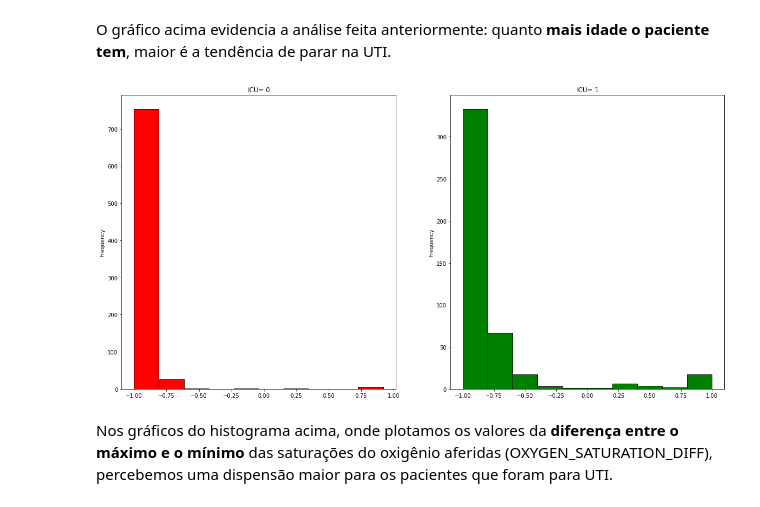
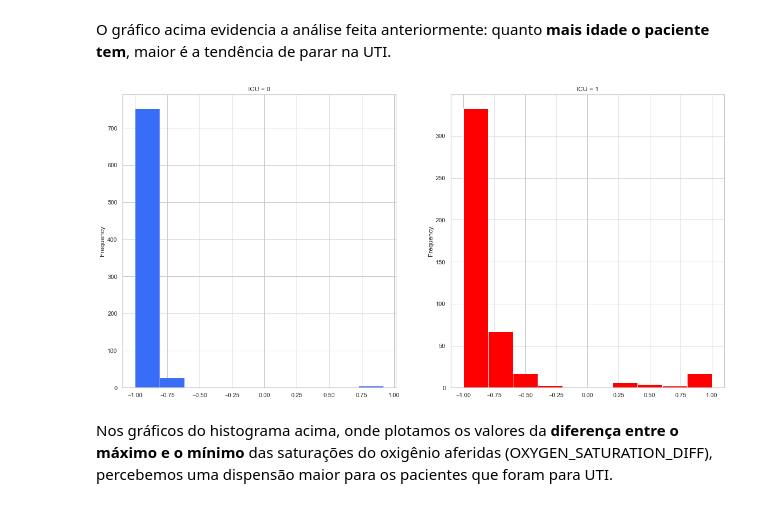
Before and after one commit to diogoslz/Bootcamp-Alura-Modulo-Projeto-final, a Jupyter notebook: Notebooks/Previsao_Covid_UTI_Projeto_final_2.ipynb, the cells around one changed output. Drawn from its saved outputs; the diff is of its cells as text; code cells hidden in the pictures.

```diff
--- a/Notebooks/Previsao_Covid_UTI_Projeto_final_2.ipynb
+++ b/Notebooks/Previsao_Covid_UTI_Projeto_final_2.ipynb
@@ -47,8 +47,9 @@ import warnings
 
 warnings.filterwarnings("ignore")
 
-#sns.set() # Setar a utilização do seaborn para demonstrar o gráfico.
-#sns.set_style('whitegrid')
+sns.set() # Setar a utilização do seaborn para demonstrar o gráfico.
+sns.set_style('whitegrid')
+sns.set_palette('rainbow')
 # %% [markdown]
 ### 3.2. Carregamento dos Dados
 # %% [markdown]
@@ -442,13 +443,13 @@ plt.show()
 O gráfico acima evidencia a análise feita anteriormente: quanto **mais idade o paciente tem**, maior é a tendência de parar na UTI.
 # %%
 f,ax=plt.subplots(1,2,figsize=(20,10))
-df[df['ICU']==0].OXYGEN_SATURATION_DIFF.plot.hist(ax=ax[0],edgecolor='black',color='red')
-ax[0].set_title('ICU= 0')
-df[df['ICU']==1].OXYGEN_SATURATION_DIFF.plot.hist(ax=ax[1],color='green',edgecolor='black')
-ax[1].set_title('ICU= 1')
+df[df['ICU']==0].OXYGEN_SATURATION_DIFF.plot.hist(ax=ax[0])
+ax[0].set_title('ICU = 0')
+df[df['ICU']==1].OXYGEN_SATURATION_DIFF.plot.hist(ax=ax[1], color='red')
+ax[1].set_title('ICU = 1')
 plt.show()
 # %% [output]
-[figure, old version]
+[figure, new version]
 # %% [markdown]
 Nos gráficos do histograma acima, onde plotamos os valores da **diferença entre o máximo e o mínimo** das saturações do oxigênio aferidas (OXYGEN_SATURATION_DIFF), percebemos uma dispensão maior para os pacientes que foram para UTI.
 # %%
```
Also changed, not shown: parts of 80 cells of this notebook.
